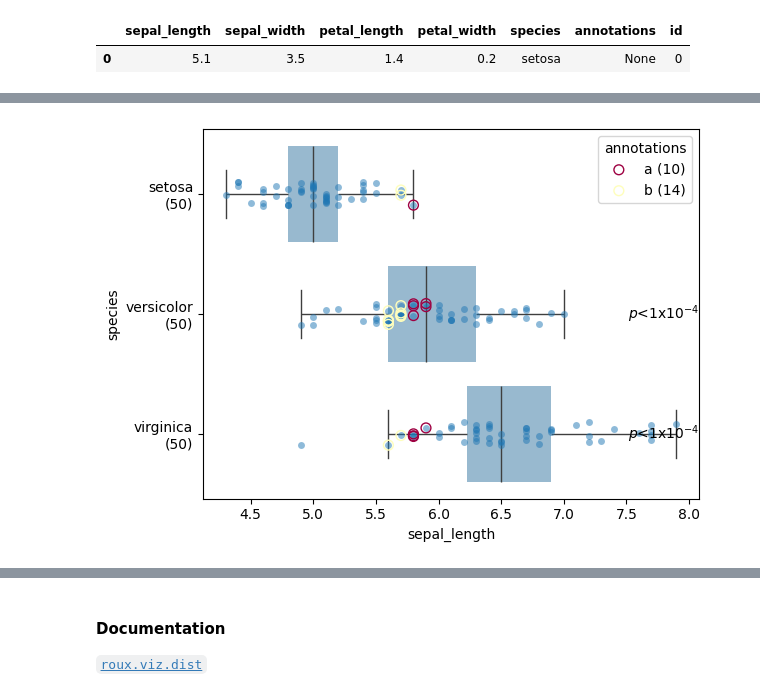
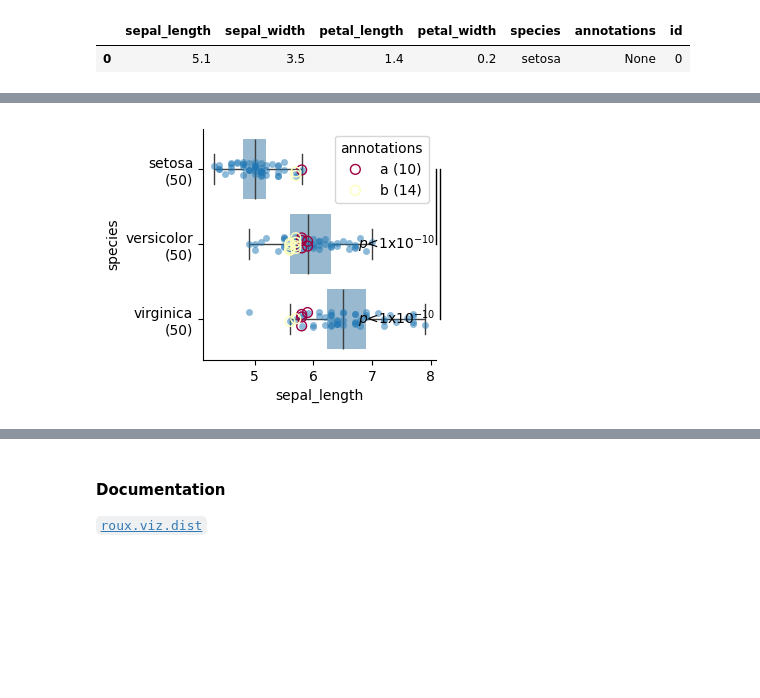
Before and after one commit to rraadd88/roux, a Jupyter notebook: examples/roux_viz_annot.ipynb, the cells around one changed output, grey strips where cells are left out. Cells and saved outputs as stored; diff of their text form; code cells hidden in the pictures; blank space fills up the shorter version.

```diff
--- a/examples/roux_viz_annot.ipynb
+++ b/examples/roux_viz_annot.ipynb
@@ -286,6 +326,7 @@ Name: count, dtype: int64
 from roux.viz.dist import plot_dists
 # %run ../roux/viz/dist.py
 # %%
+plt.subplots(figsize=[3,3])
 ## plot
 ax=plot_dists(
     data,
@@ -294,6 +335,10 @@ ax=plot_dists(
     colindex='id',
     kind=['box','strip'],
     show_outlines='annotations',
+    showmeans=False,
 )
-_=to_plot('outputs/roux_viz_annot/plot_dists_h.png')
+# ax.margins(x=0.5)
+# plt.gcf().set_size_inches(fig.get_size_inches() * 1.3)
+# plt.gcf().subplots_adjust(left=0.2, right=0.5, top=0.85, bottom=0.2)
+# _=to_plot('outputs/roux_viz_annot/plot_dists_h.png')
 # %% [output]
@@ -301,2 +345,2 @@ WARNING:root:overwritting: outputs/roux_viz_annot/plot_dists_h.png
-[figure, old version]
+[figure, new version]
 # %%
```
Also changed, not shown: parts of 4 cells of this notebook, 7 other files.
